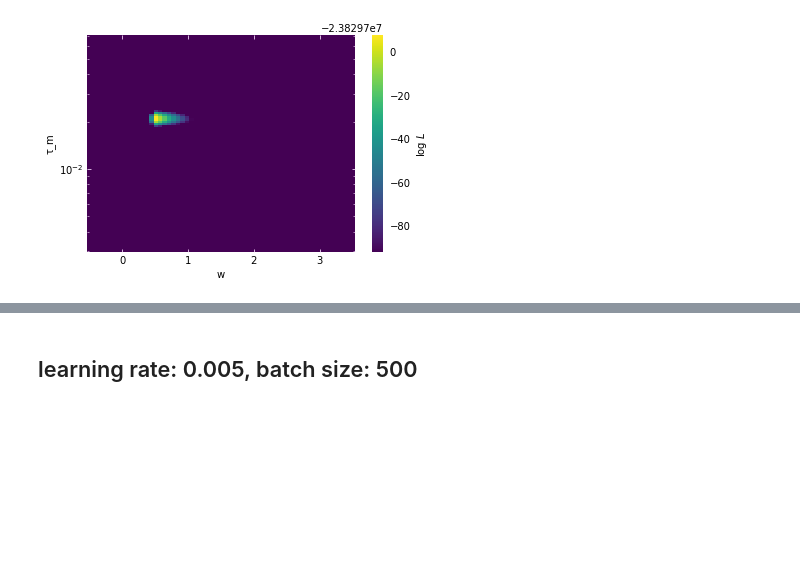
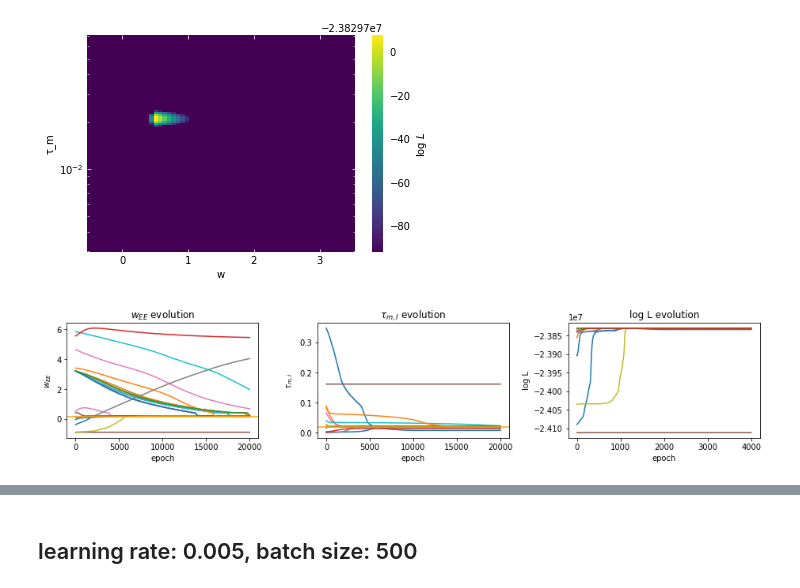
Before and after one commit to mackelab/mesoGIF, a Jupyter notebook: Fits.ipynb, the cells around one changed output, grey strips where cells are left out. Drawn from its saved outputs; the diff is of its cells as text; code cells hidden in the pictures; blank space fills up the shorter version.

```diff
--- a/Fits.ipynb
+++ b/Fits.ipynb
@@ -269,3 +304,8 @@ anlz.plot(logL)
 (<matplotlib.axes._subplots.AxesSubplot at 0x...>,
  <matplotlib.colorbar.Colorbar at 0x...>)
 [figure]
+# %%
+plot_evol(sgds_initrnd, lr=0.0005, batch=100)
+plt.tight_layout()
+# %% [output]
+[figure, added]
```
Also changed, not shown: parts of 14 cells of this notebook, 3 other files.
